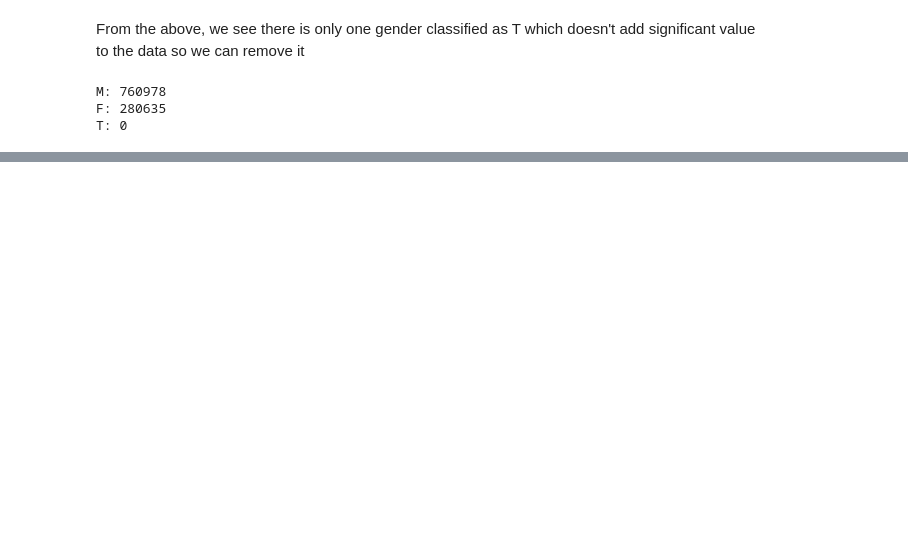
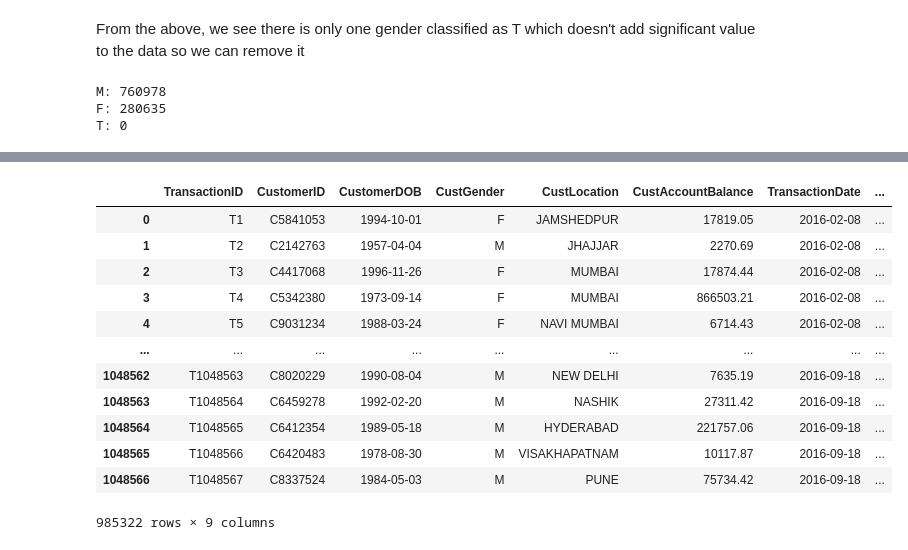
Before and after one commit to m1hammad/customer_segmentation, a Jupyter notebook: cust-seg.ipynb, the cells around one changed output, grey strips where cells are left out. Cells and saved outputs as stored; diff of their text form; code cells hidden in the pictures; blank space fills up the shorter version.

Commit message:
most data cleaning done except for handling the duplicate customers, I did some pivot tables for more extraction and the results are a bit complex

```diff
--- a/cust-seg.ipynb
+++ b/cust-seg.ipynb
@@ -102,0 +124,3 @@ We observed duplicate customer IDs that have different dates of birth
+# %%
+bank_data.drop(bank_data[bank_data['CustomerDOB'] == '1/1/1800'].index, inplace=True)
+print(bank_data['CustomerDOB'].value_counts())
@@ -102,0 +141,19 @@ We observed duplicate customer IDs that have different dates of birth
+# %%
+bank_data["CustomerDOB"] = pd.to_datetime(bank_data["CustomerDOB"])
+bank_data["TransactionDate"] = pd.to_datetime(bank_data["TransactionDate"])
+bank_data.loc[bank_data.CustomerDOB.dt.year >= bank_data.TransactionDate.dt.year, 'CustomerDOB']  = bank_data.loc[bank_data.CustomerDOB.dt.year >= bank_data.TransactionDate.dt.year, 'CustomerDOB'] - pd.DateOffset(years=100)
+bank_data
+# %% [output]
+|  | TransactionID | CustomerID | CustomerDOB | CustGender | CustLocation | CustAccountBalance | TransactionDate | ... |
+| 0 | T1 | C5841053 | 1994-10-01 | F | JAMSHEDPUR | 17819.05 | 2016-02-08 | ... |
+| 1 | T2 | C2142763 | 1957-04-04 | M | JHAJJAR | 2270.69 | 2016-02-08 | ... |
+| 2 | T3 | C4417068 | 1996-11-26 | F | MUMBAI | 17874.44 | 2016-02-08 | ... |
+| 3 | T4 | C5342380 | 1973-09-14 | F | MUMBAI | 866503.21 | 2016-02-08 | ... |
+| 4 | T5 | C9031234 | 1988-03-24 | F | NAVI MUMBAI | 6714.43 | 2016-02-08 | ... |
+| ... | ... | ... | ... | ... | ... | ... | ... | ... |
+| 1048562 | T1048563 | C8020229 | 1990-08-04 | M | NEW DELHI | 7635.19 | 2016-09-18 | ... |
+| 1048563 | T1048564 | C6459278 | 1992-02-20 | M | NASHIK | 27311.42 | 2016-09-18 | ... |
+| 1048564 | T1048565 | C6412354 | 1989-05-18 | M | HYDERABAD | 221757.06 | 2016-09-18 | ... |
+| 1048565 | T1048566 | C6420483 | 1978-08-30 | M | VISAKHAPATNAM | 10117.87 | 2016-09-18 | ... |
+| 1048566 | T1048567 | C8337524 | 1984-05-03 | M | PUNE | 75734.42 | 2016-09-18 | ... |
+985322 rows × 9 columns
```
Also changed, not shown: parts of 13 cells of this notebook.
